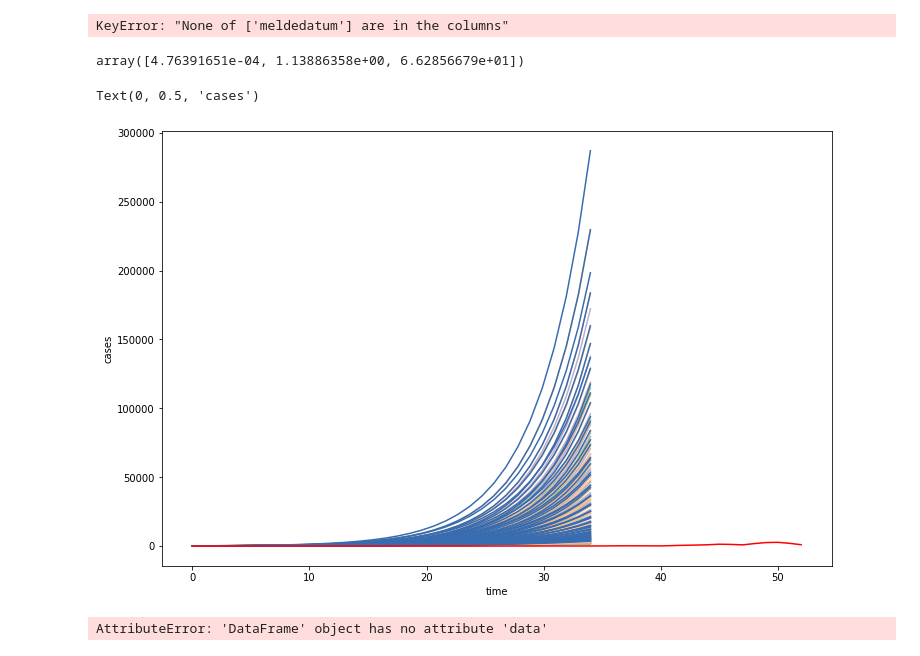
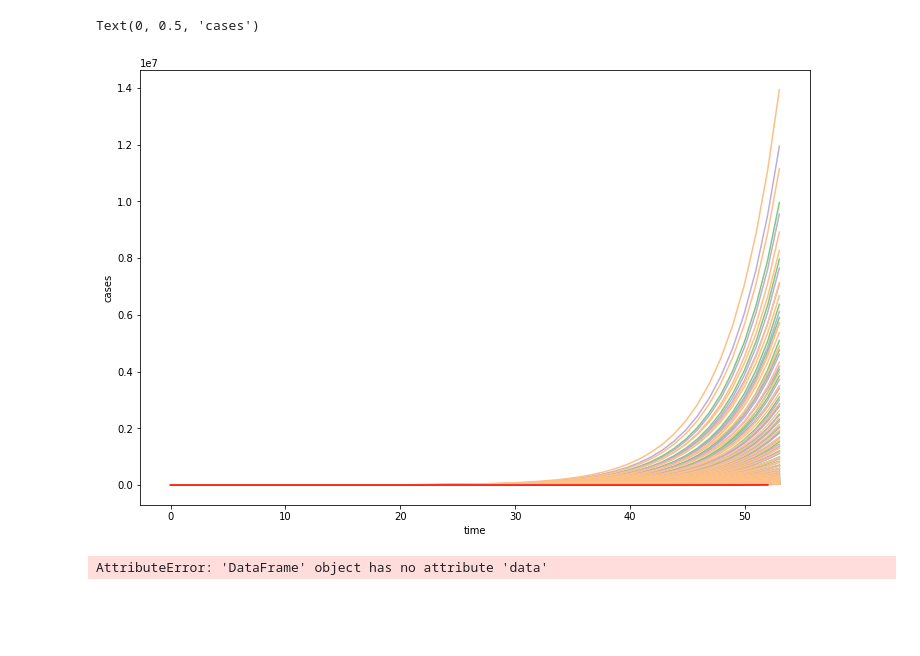
Before and after one commit to KathyHaem/WirVsVirusDunkelzifferRadar, a Jupyter notebook: worker/nbs/expModel_Germany.ipynb, the cells around one changed output. Cells and saved outputs as stored; diff of their text form; code cells hidden in the pictures; blank space fills up the shorter version.

```diff
--- a/worker/nbs/expModel_Germany.ipynb
+++ b/worker/nbs/expModel_Germany.ipynb
@@ -26,3 +21,0 @@ df.meldedatum = pd.to_datetime(df.meldedatum)
-# %%
-df['Tage'] = df.meldedatum - df.meldedatum.min()
-df = df.groupby('Tage').sum()
@@ -50,8 +22,7 @@ df.resample('1d').bfill()
-# %%
-df.set_index('meldedatum').resample('1d').interpolate('linear')
-# %% [output]
-KeyError: "None of ['meldedatum'] are in the columns"
+# %%
+land='Bayern'
+df=df.groupby(['bundesland', 'tage']).sum().loc[land].cumsum().resample('1d').ffill().drop('objectid', axis=1)
 # %%
 df = df.reset_index()
 # %%
-df.Tage = df.Tage / np.timedelta64(1, 'D')
+df.tage = df.tage / np.timedelta64(1, 'D')
@@ -64,33 +29,29 @@ fit = curve_fit(exponential_model,x,y,p0=[100,1,1000])
-# %%
-fit[0]
-# %% [output]
-array([4.76391651e-04, 1.13886358e+00, 6.62856679e+01])
 # %%
 plt.figure(figsize=(12,8))
 
-x = np.linspace(0, len(df.Tage), len(df.Tage))
+x = np.linspace(0, len(df.tage), len(df.tage))
 color_wheel = ['#7fc97f','#beaed4','#fdc086','#386cb0','#ffff99']
 
-a = y[0]
-country_coef = [2,3,4,5]
+a = df.anzahlfall[0]
+country_coef = [2.5,3,3.5]
 time_delay   = np.arange(8,13,1)
 growth_rate  = np.arange(1.15, 1.25, .01)
 
-adam = np.zeros((len(country_coef), len(time_delay), len(growth_rate), len(df.Tage)))
+adam = np.zeros((len(country_coef), len(time_delay), len(growth_rate), len(df.tage)))
 
 for c, coef in enumerate(country_coef):
     for t, days in enumerate(time_delay):
         for b, rate in enumerate(growth_rate):
             adam[c, t, b, :] = exponential_model(x, coef*a , rate, days)
             plt.plot(x, adam[c, t, b, :], color_wheel[c])
 
-x = df.Tage
+x = df.tage
 y = df.anzahlfall
 plt.plot(x, y, 'r', 2, label='Germany')
 
 plt.xlabel('time')
 plt.ylabel('cases')
 #plt.yscale('log')
 # %% [output]
 Text(0, 0.5, 'cases')
-[figure, old version]
+[figure, new version]
```
Also changed, not shown: parts of 7 cells of this notebook, 1 other file.
